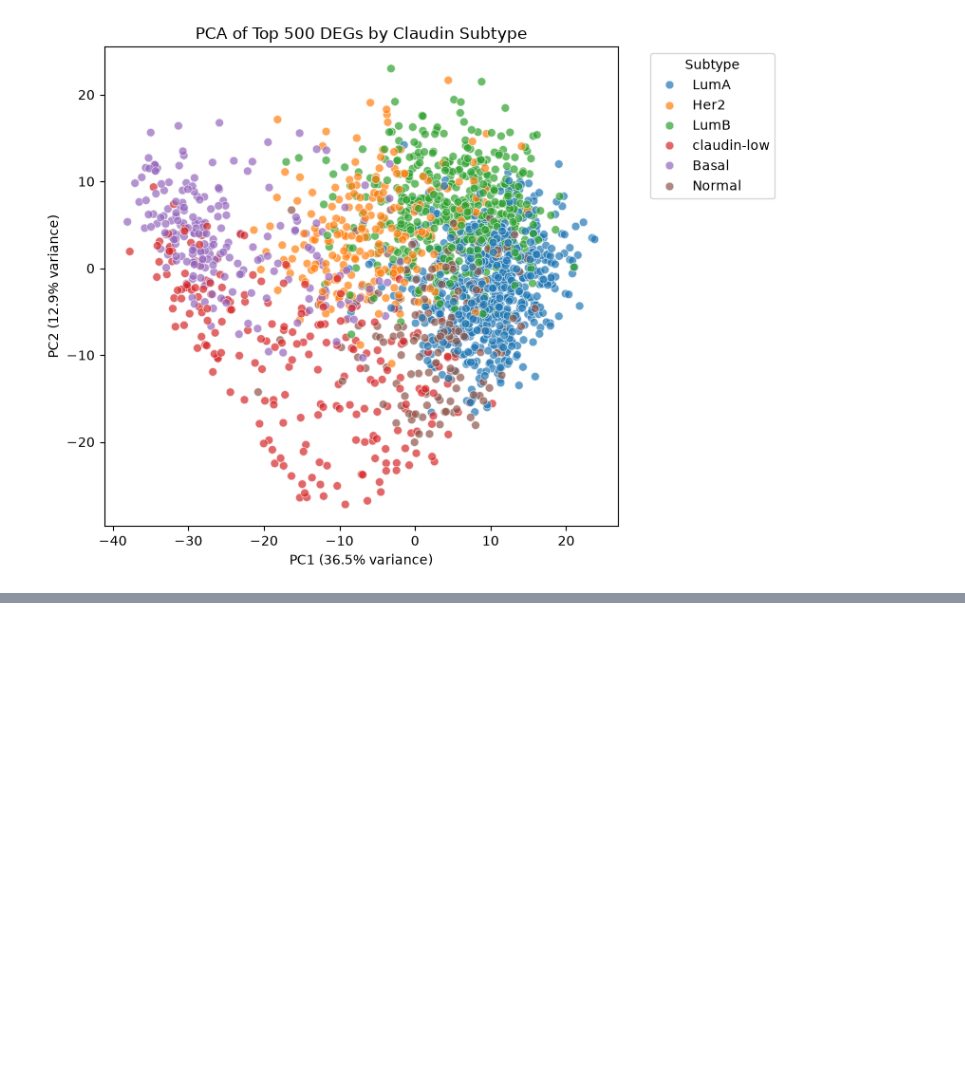
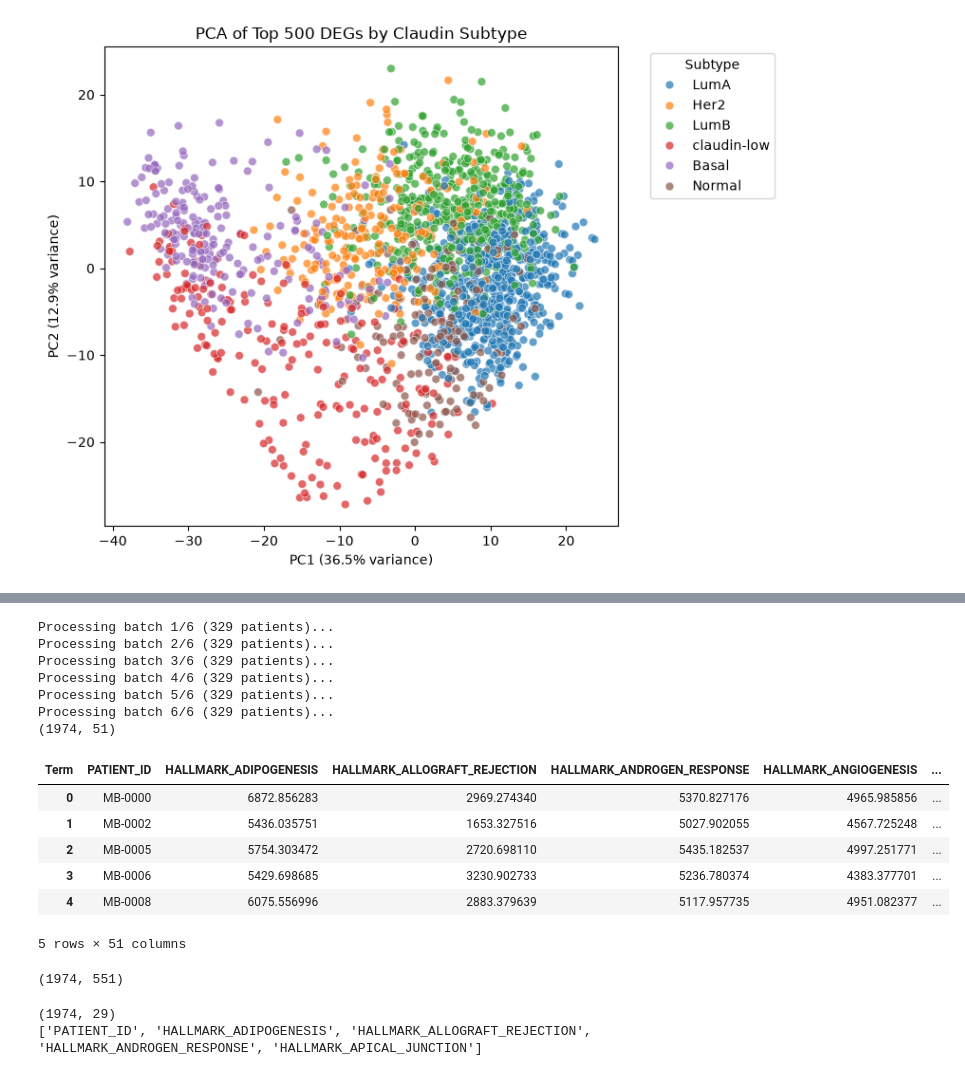
Before and after one commit to VJ1130/ClinSTRAT, a Jupyter notebook: 02_microarray_data_processing.ipynb, the cells around one changed output, grey strips where cells are left out. Drawn from its saved outputs; the diff is of its cells as text; code cells hidden in the pictures; blank space fills up the shorter version.

```diff
--- a/02_microarray_data_processing.ipynb
+++ b/02_microarray_data_processing.ipynb
@@ -185,0 +211,58 @@ plt.show()
+# %%
+import numpy as np
+import pandas as pd
+
+expr_for_gsea = merged.set_index('PATIENT_ID')[expr.columns.drop('PATIENT_ID')].T
+
+# split patients into chunks so each ssgsea call handles less memory
+batches = np.array_split(expr_for_gsea.columns, 6)  # 6 chunks of ~330 patients each
+results = []
+
+gene_sets_path = "D:/MODEL/h.all.v2026.1.Hs.symbols.gmt"
+
+for i, batch_cols in enumerate(batches):
+    print(f"Processing batch {i+1}/{len(batches)} ({len(batch_cols)} patients)...")
+    res = gp.ssgsea(
+        data=expr_for_gsea[batch_cols],
+        gene_sets=gene_sets_path,
+        outdir=None,
+        sample_norm_method='rank',
+        min_size=5
+    )
+    results.append(res.res2d)
+
+combined = pd.concat(results)
+pathway_scores = combined.pivot(index='Name', columns='Term', values='ES')
+pathway_scores.index.name = 'PATIENT_ID'
+pathway_scores = pathway_scores.reset_index()
+pathway_scores.to_csv('brca_metabric/pathway_scores.csv', index=False)
+print(pathway_scores.shape)
+pathway_scores.head()
+# %% [output]
+Processing batch 1/6 (329 patients)...
+Processing batch 2/6 (329 patients)...
+Processing batch 3/6 (329 patients)...
+Processing batch 4/6 (329 patients)...
+Processing batch 5/6 (329 patients)...
+Processing batch 6/6 (329 patients)...
+(1974, 51)
+| Term | PATIENT_ID | HALLMARK_ADIPOGENESIS | HALLMARK_ALLOGRAFT_REJECTION | HALLMARK_ANDROGEN_RESPONSE | HALLMARK_ANGIOGENESIS | ... |
+| 0 | MB-0000 | 6872.856283 | 2969.274340 | 5370.827176 | 4965.985856 | ... |
+| 1 | MB-0002 | 5436.035751 | 1653.327516 | 5027.902055 | 4567.725248 | ... |
+| 2 | MB-0005 | 5754.303472 | 2720.698110 | 5435.182537 | 4997.251771 | ... |
+| 3 | MB-0006 | 5429.698685 | 3230.902733 | 5236.780374 | 4383.377701 | ... |
+| 4 | MB-0008 | 6075.556996 | 2883.379639 | 5117.957735 | 4951.082377 | ... |
+5 rows × 51 columns
+# %%
+#Cell: merge the top DEGs with the pathway scores to create a final feature set for downstream analysis
+mrna_features = merged[['PATIENT_ID'] + top_genes].merge(pathway_scores, on='PATIENT_ID', how='left')
+mrna_features.to_csv('brca_metabric/mrna_features.csv', index=False)
+print(mrna_features.shape)
+# %% [output]
+(1974, 551)
+# %%
+print(pathway_scores.shape)  # (1974, 51) confirms 50 pathways + PATIENT_ID — you have this ✓
+print(pathway_scores.columns.tolist()[:5])  # spot check names look right
+# %% [output]
+(1974, 29)
+['PATIENT_ID', 'HALLMARK_ADIPOGENESIS', 'HALLMARK_ALLOGRAFT_REJECTION', 'HALLMARK_ANDROGEN_RESPONSE', 'HALLMARK_APICAL_JUNCTION']
```
Also changed, not shown: parts of 4 cells of this notebook, 1 other file.
